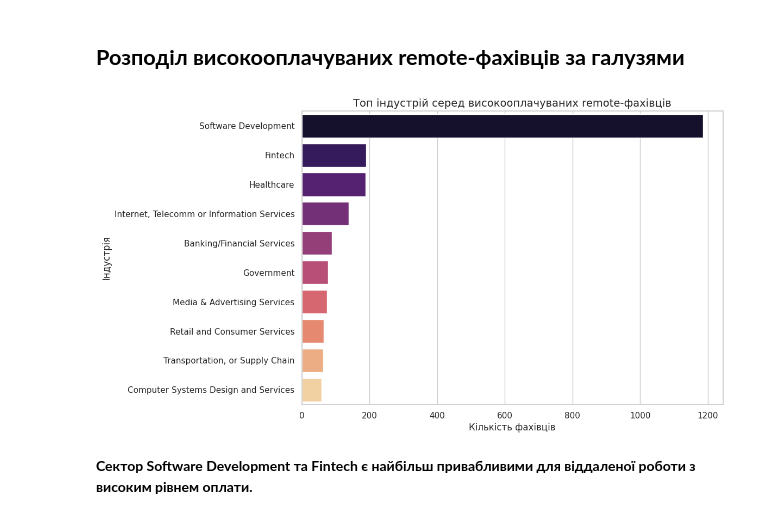
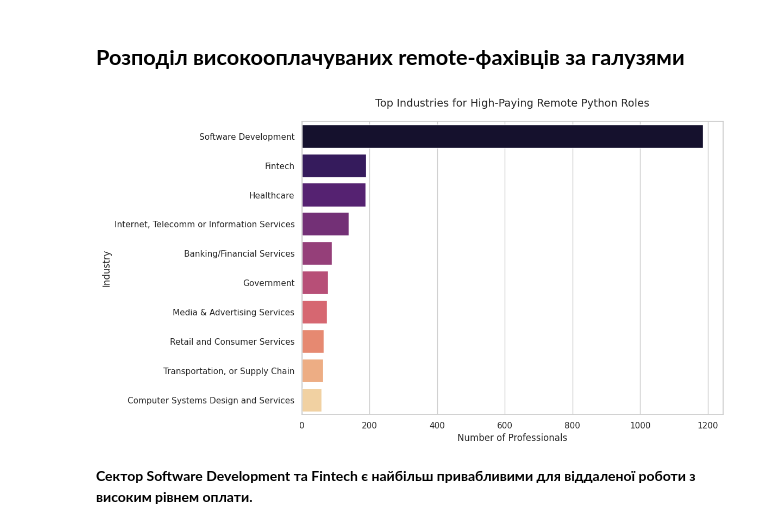
Before and after one commit to s107geo-svg/Data-Analytics-Projects, a Jupyter notebook: Salary_Trends_Analysis.ipynb, the cells around one changed output. Drawn from its saved outputs; the diff is of its cells as text; code cells hidden in the pictures.

```diff
--- a/Salary_Trends_Analysis.ipynb
+++ b/Salary_Trends_Analysis.ipynb
@@ -372,20 +376,21 @@ plt.show()
 # %%
 plt.figure(figsize=(10, 7))
 top_industries = industries_top_remote.head(10)
 
-# Додаємо hue='Індустрія' та legend=False
 sns.barplot(
     data=top_industries,
     x='Кількість фахівців',
     y='Індустрія',
     palette='magma',
     hue='Індустрія',
     legend=False
 )
 
-plt.title('Топ індустрій серед високооплачуваних remote-фахівців', fontsize=14)
+plt.title('Top Industries for High-Paying Remote Python Roles', fontsize=14, pad=20)
+plt.xlabel('Number of Professionals', fontsize=12)
+plt.ylabel('Industry', fontsize=12)
 plt.show()
 # %% [output]
-[figure, old version]
+[figure, new version]
 # %% [markdown]
 **Сектор Software Development та Fintech є найбільш привабливими для віддаленої роботи з високим рівнем оплати.**
```
Also changed, not shown: parts of 3 cells of this notebook.
